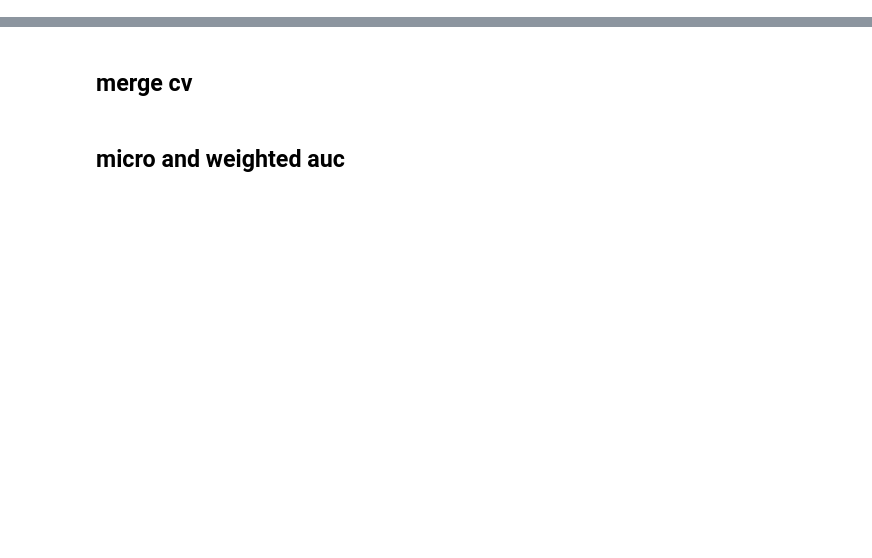
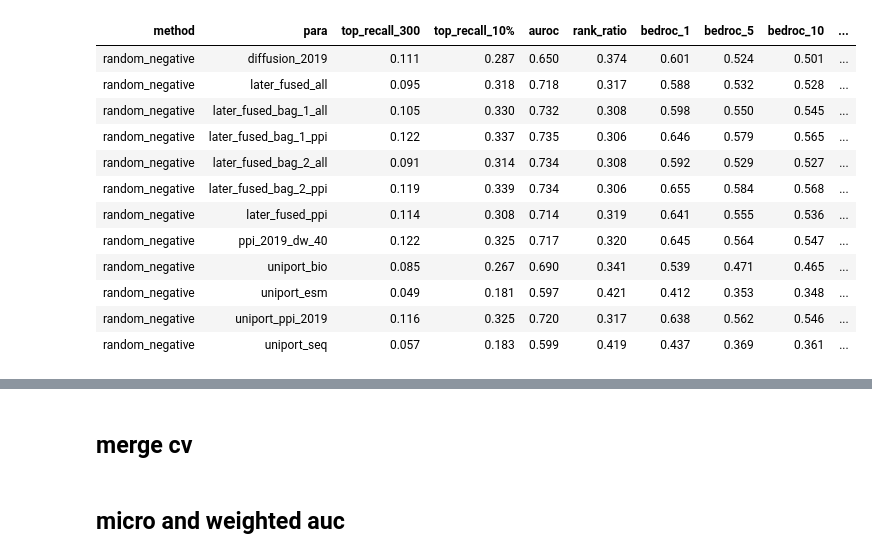
Before and after one commit to ZiyuZhang1/svm, a Jupyter notebook: src/results_analysis_all_bioweights.ipynb, the cells around one changed output, grey strips where cells are left out. Saved outputs shown, nothing was run; the diff lists cells and outputs as text; code cells hidden in the pictures; blank space fills up the shorter version.

```diff
--- a/src/results_analysis_all_bioweights.ipynb
+++ b/src/results_analysis_all_bioweights.ipynb
@@ -499,3 +761,24 @@ def prcess_and_save_xlsx(fused_2019,all_avg_df,out_path):
+# %%
+root = '/itf-fi-ml/shared/users/ziyuzh/svm/results/2019_lf_bag_cv_external'
+out_path = root+'.xlsx'
+temp_df = pd.read_csv(os.path.join(root,os.listdir(root)[2]))
+
+fused_2019, all_avg_df = show_table(root,ban_list=[],fnum=len(temp_df),fused = True,input_weights = True)
+prcess_and_save_xlsx(fused_2019,all_avg_df,out_path)
+# %% [output]
+| method | para | top_recall_300 | top_recall_10% | auroc | rank_ratio | bedroc_1 | bedroc_5 | bedroc_10 | ... |
+| random_negative | diffusion_2019 | 0.111 | 0.287 | 0.650 | 0.374 | 0.601 | 0.524 | 0.501 | ... |
+| random_negative | later_fused_all | 0.095 | 0.318 | 0.718 | 0.317 | 0.588 | 0.532 | 0.528 | ... |
+| random_negative | later_fused_bag_1_all | 0.105 | 0.330 | 0.732 | 0.308 | 0.598 | 0.550 | 0.545 | ... |
+| random_negative | later_fused_bag_1_ppi | 0.122 | 0.337 | 0.735 | 0.306 | 0.646 | 0.579 | 0.565 | ... |
+| random_negative | later_fused_bag_2_all | 0.091 | 0.314 | 0.734 | 0.308 | 0.592 | 0.529 | 0.527 | ... |
+| random_negative | later_fused_bag_2_ppi | 0.119 | 0.339 | 0.734 | 0.306 | 0.655 | 0.584 | 0.568 | ... |
+| random_negative | later_fused_ppi | 0.114 | 0.308 | 0.714 | 0.319 | 0.641 | 0.555 | 0.536 | ... |
+| random_negative | ppi_2019_dw_40 | 0.122 | 0.325 | 0.717 | 0.320 | 0.645 | 0.564 | 0.547 | ... |
+| random_negative | uniport_bio | 0.085 | 0.267 | 0.690 | 0.341 | 0.539 | 0.471 | 0.465 | ... |
+| random_negative | uniport_esm | 0.049 | 0.181 | 0.597 | 0.421 | 0.412 | 0.353 | 0.348 | ... |
+| random_negative | uniport_ppi_2019 | 0.116 | 0.325 | 0.720 | 0.317 | 0.638 | 0.562 | 0.546 | ... |
+| random_negative | uniport_seq | 0.057 | 0.183 | 0.599 | 0.419 | 0.437 | 0.369 | 0.361 | ... |
 # %%
 root = '/itf-fi-ml/shared/users/ziyuzh/svm/results/2019_lf_bag'
 out_path = root+'.xlsx'
```
Also changed, not shown: parts of 12 cells of this notebook, 52 other files.
